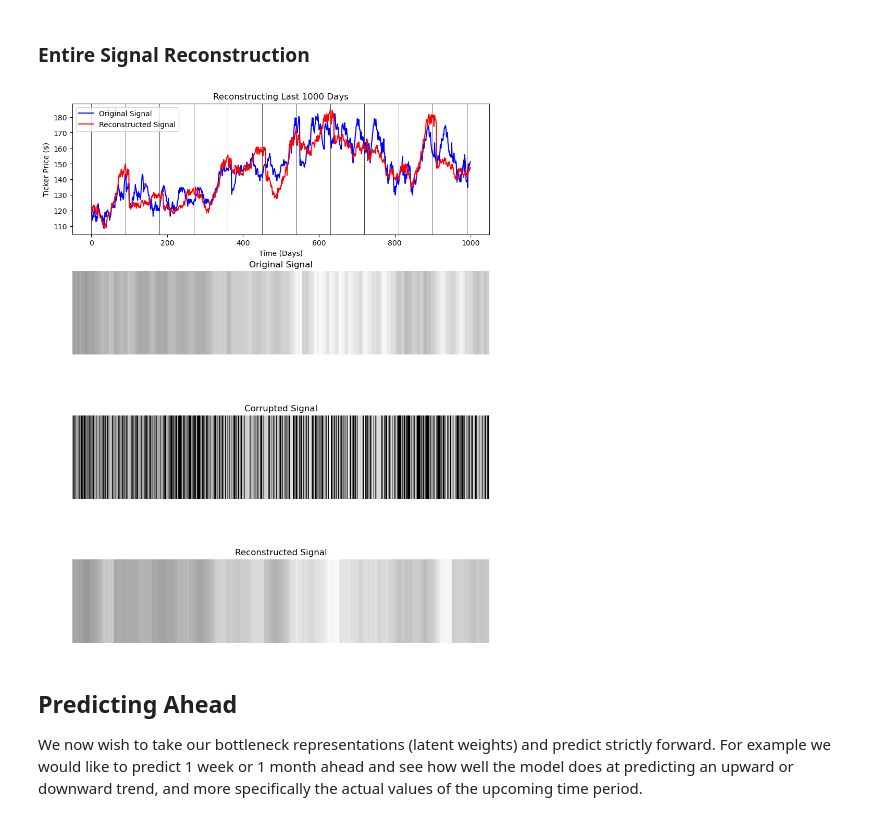
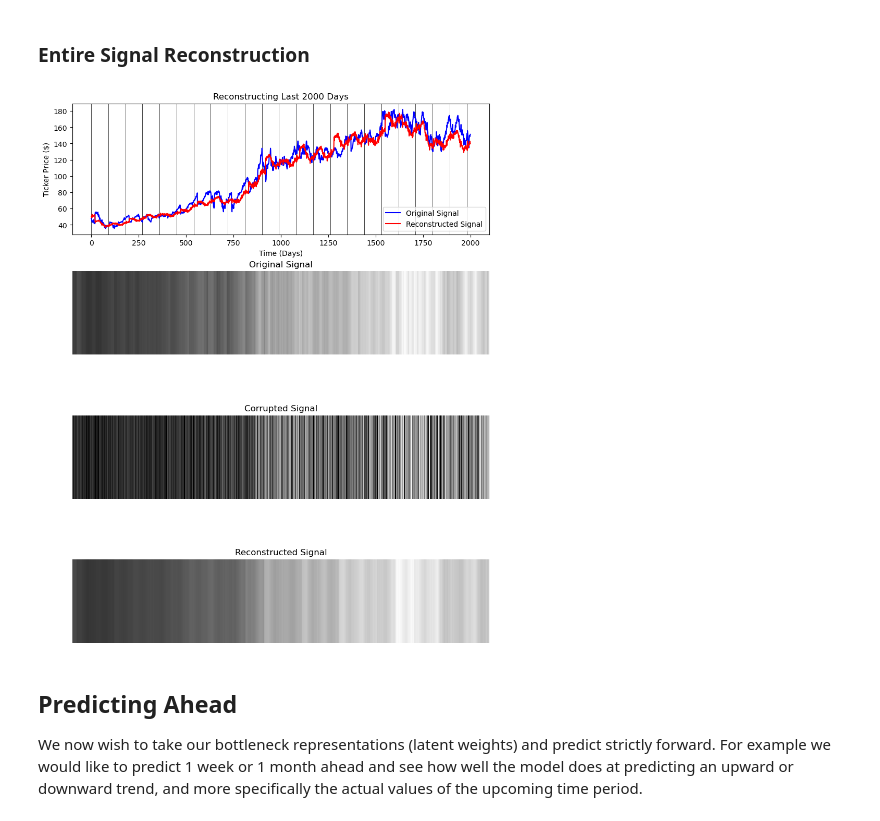
Before and after one commit to oerdal/stocks, a Jupyter notebook: Time_Series_Analysis.ipynb, the cells around one changed output. Saved outputs shown, nothing was run; the diff lists cells and outputs as text; code cells hidden in the pictures.

```diff
--- a/Time_Series_Analysis.ipynb
+++ b/Time_Series_Analysis.ipynb
@@ -287,7 +302,7 @@ class MaskedTickerDataset(Dataset):
         self.close_only = close_only
         self.as_tensor = as_tensor
 
-        data = pd.read_csv(ticker_path)
+        data = pd.read_csv(self.ticker_path)
         if self.close_only:
             data = data.loc[:,'Close']
         if self.as_tensor:
@@ -471,41 +488,42 @@ AE.eval()
 for x, y in testloader:
     signals.append(y.reshape(-1))
     corruptions.append(x.reshape(-1))
     reconstructions.append(AE(x).detach().reshape(-1))
 
 signal = torch.concat(signals)
 corruption = torch.concat(corruptions)
 reconstruction = torch.concat(reconstructions)
 
 fig, axs = plt.subplots(4, 1, figsize=(10, 12))
 # graph
-for i in range(1000//90 + 1):
+n_days = 2000
+for i in range(n_days//90 + 1):
     axs[0].axvline(x=i*90, c='k', lw=0.5)
-axs[0].plot(signal[-1000:], c='b', label='Original Signal')
-axs[0].plot(reconstruction[-1000:], c='r', label='Reconstructed Signal')
+axs[0].plot(signal[-n_days:], c='b', label='Original Signal')
+axs[0].plot(reconstruction[-n_days:], c='r', label='Reconstructed Signal')
 axs[0].set_xlabel('Time (Days)')
 axs[0].set_ylabel('Ticker Price ($)')
-axs[0].set_title('Reconstructing Last 1000 Days')
+axs[0].set_title(f'Reconstructing Last {n_days} Days')
 axs[0].legend()
 # bars
-axs[1].imshow(convert_signal(signal[-1000:]), cmap='gray', vmin=0, vmax=255)
+axs[1].imshow(convert_signal(signal[-n_days:]), cmap='gray', vmin=0, vmax=255)
 axs[1].set_axis_off()
 axs[1].set_title('Original Signal')
-axs[2].imshow(convert_signal(corruption[-1000:]), cmap='gray', vmin=0, vmax=255)
+axs[2].imshow(convert_signal(corruption[-n_days:]), cmap='gray', vmin=0, vmax=255)
 axs[2].set_axis_off()
 axs[2].set_title('Corrupted Signal')
-axs[3].imshow(convert_signal(reconstruction[-1000:]), cmap='gray', vmin=0, vmax=255)
+axs[3].imshow(convert_signal(reconstruction[-n_days:]), cmap='gray', vmin=0, vmax=255)
 axs[3].set_axis_off()
 axs[3].set_title('Reconstructed Signal')
 plt.subplots_adjust(left=0.1,
                     bottom=0.05,
                     right=0.9,
                     top=0.95,
                     wspace=0.4,
                     hspace=0.1)
 plt.show()
 # %% [output]
-[figure, old version]
+[figure, new version]
 # %% [markdown]
 ## Predicting Ahead
 
```
Also changed, not shown: parts of 12 cells of this notebook, 2 other files.
